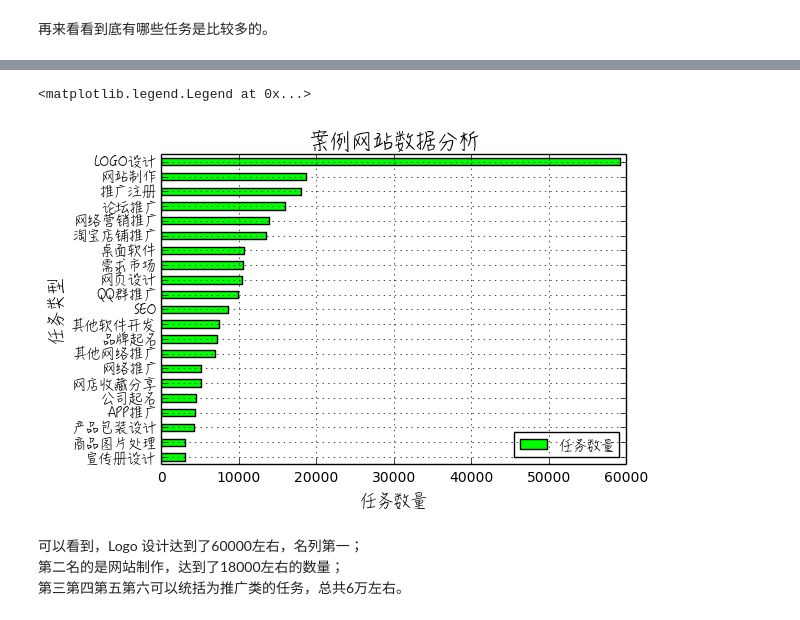
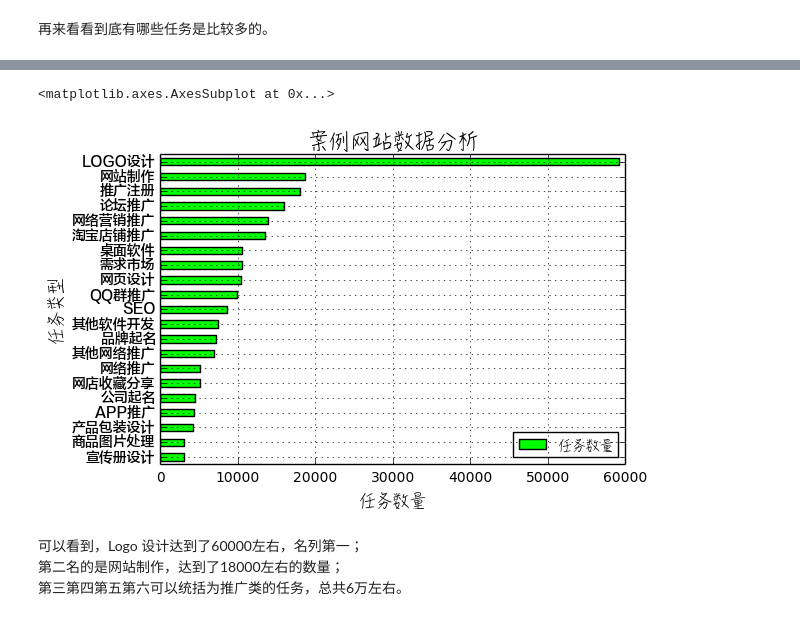
Before and after one commit to Databingo/Databingo, a Jupyter notebook: DataBookingStep2.ipynb, the cells around one changed output, grey strips where cells are left out. Saved outputs shown, nothing was run; the diff lists cells and outputs as text; code cells hidden in the pictures.

```diff
--- a/DataBookingStep2.ipynb
+++ b/DataBookingStep2.ipynb
@@ -163,24 +153,21 @@ dtype: int64
 # %%
 rcParams['savefig.dpi']=100#设定图片的DPI
-#plt.title(u'逗你玩威客网站数据分析',size=15,fontproperties='STHeiti')#直接指定字体
 
 fig = plt.figure()#定义一个图片
-ax = fig.add_subplot(111)#划分1行1列选第1块。
-# x = ax.xaxis#获取 x 轴坐标
-# y = ax.yaxis#获取 y 轴坐标
+ax = fig.add_subplot(111)#划分1行1列选第1块坐标系统。
 xmajorLocator = matplotlib.ticker.MultipleLocator(1)#设定主 X 轴间隔为1的倍数
-# x.set_major_locator(xmajorLocator)
-ax.set_yticklabels('abcdefg',fontproperties=zhfont2)#设定 X 轴坐标标签
-#order重新排列
-df.iloc[:,9].value_counts().iloc[1:22].order(ascending=True).plot(kind = 'barh',color=(0,1,0))# barh 水平柱状图图形化显示，选定RGB颜色，选定标记为点
+ax.set_yticklabels('abcdefg',fontproperties=zhfont1)#设定 X 轴坐标标签
+
+#order重新排列, barh 水平柱状图图形化显示，选定RGB颜色，选定标记为点
+dutyPic = df.iloc[:,9].value_counts().iloc[1:22].order(ascending=True).plot(kind = 'barh',color=(0,1,0))
 plt.title(u'案例网站数据分析',fontproperties=zhfont2,size=15)#设定图片标头及其属性
-#plt.text(2,5,u"北国风光",fontproperties=zhfont2,size=15)#设定图片内显示文本
 plt.xlabel(u'任务数量',fontproperties=zhfont2,size=12)#设定横轴名称
 plt.ylabel(u'任务类型',fontproperties=zhfont2,size=12)#设定纵轴名称
 plt.legend((u'任务数量',), loc='lower right',prop=zhfont2)#设定图素标
+dutyPic
 # %% [output]
-<matplotlib.legend.Legend at 0x...>
+<matplotlib.axes.AxesSubplot at 0x...>
-[figure, old version]
+[figure, new version]
 # %% [markdown]
 可以看到，Logo 设计达到了60000左右，名列第一；
 第二名的是网站制作，达到了18000左右的数量；
```
Also changed, not shown: parts of 15 cells of this notebook.
